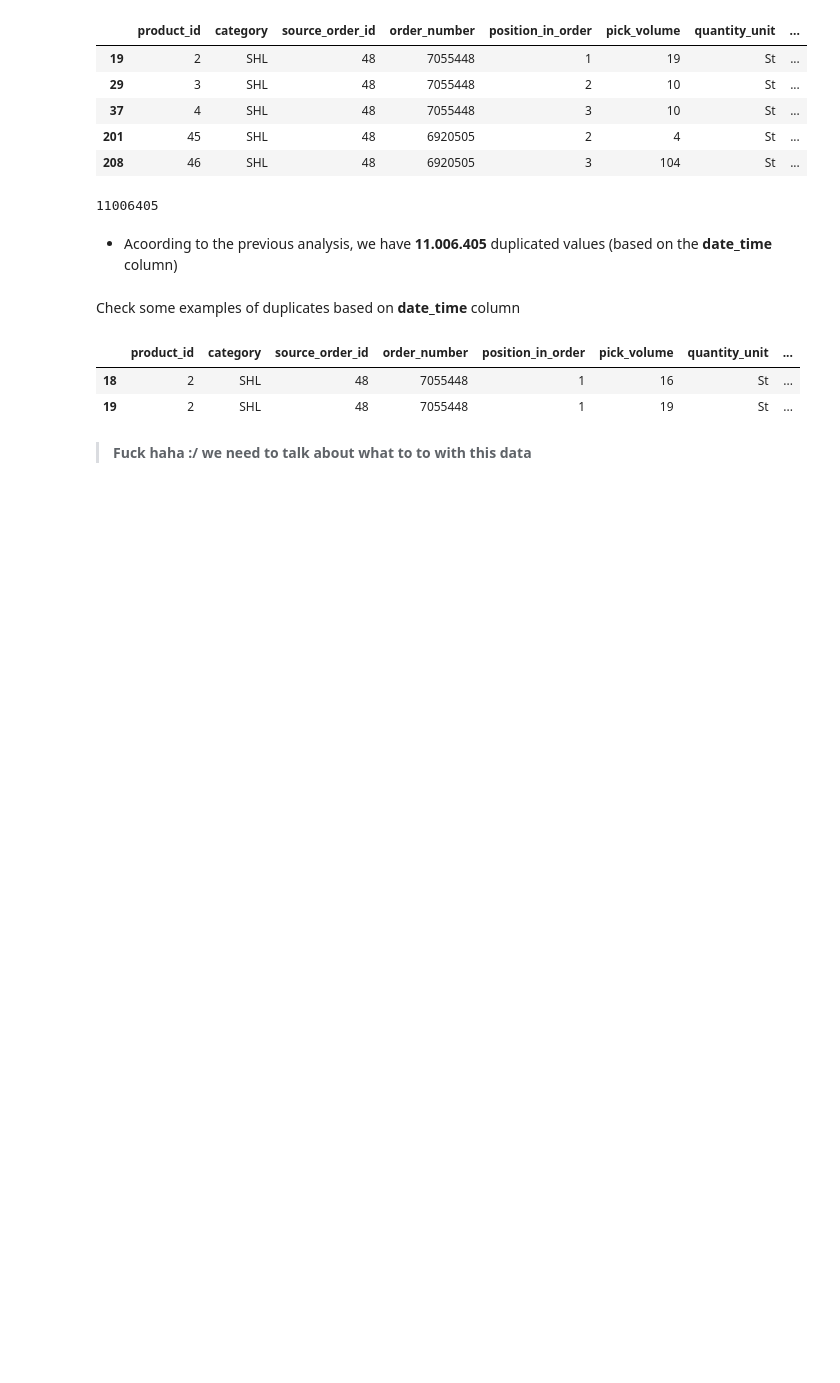
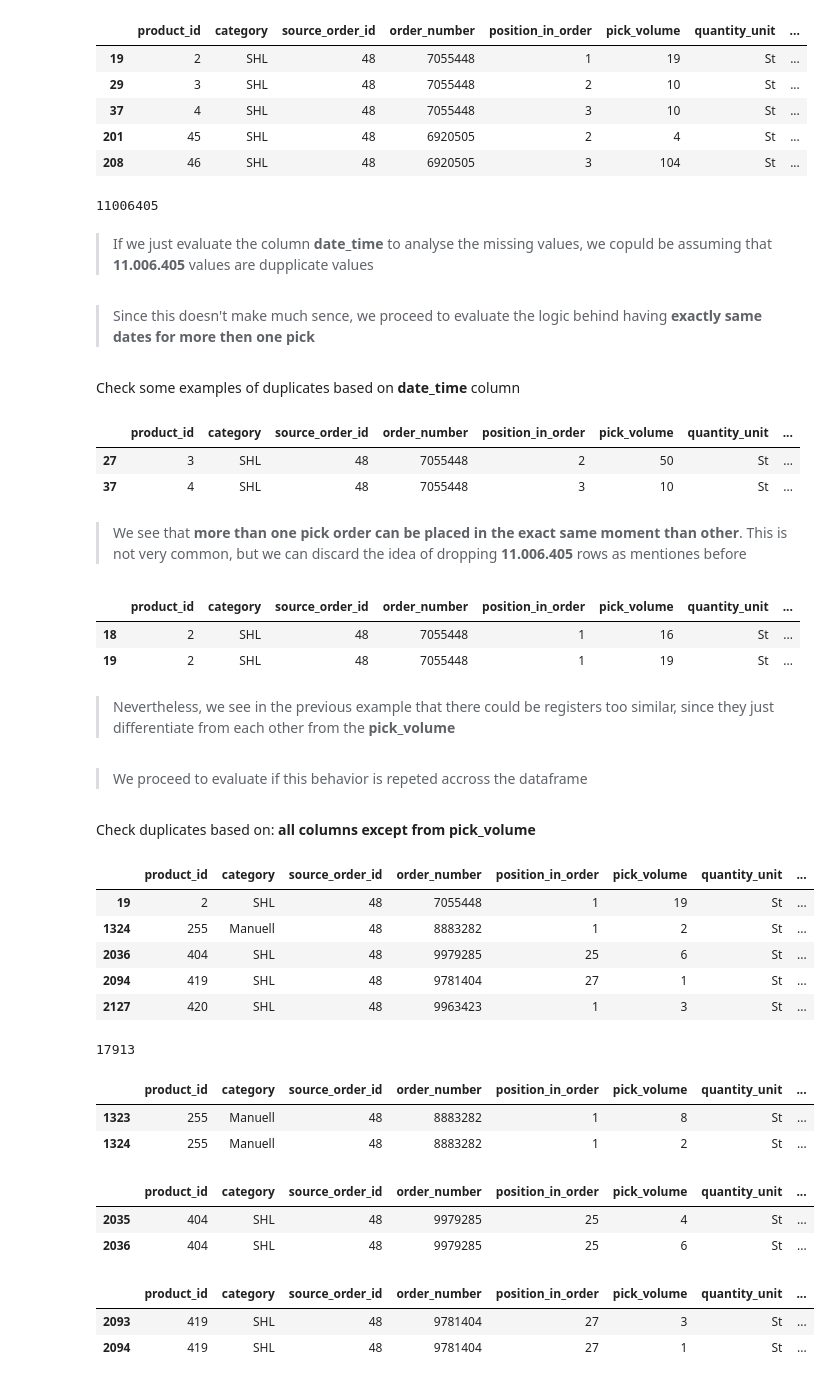
Before and after one commit to aleksandarkling/OBETAWarehousingAnalyticsProject, a Jupyter notebook: Step 1 - Preparing Data/pick_data.ipynb, the cells around one changed output. Cells and saved outputs as stored; diff of their text form; code cells hidden in the pictures; blank space fills up the shorter version.

Commit message:
Step 1 - Pick Data

```diff
--- a/Step 1 - Preparing Data/pick_data.ipynb
+++ b/Step 1 - Preparing Data/pick_data.ipynb
@@ -328,8 +326,22 @@ pick_data[duplicates_date_time].head()
 print(len(pick_data[duplicates_date_time]))
 # %% [output]
 11006405
-# %% [markdown]
-* Acoording to the previous analysis, we have **11.006.405** duplicated values (based on the **date_time** column)
+# %% [markdown]
+> If we just evaluate the column **date_time** to analyse the missing values, we copuld be assuming that **11.006.405** values are dupplicate values
+# %% [markdown]
+> Since this doesn't make much sence, we proceed to evaluate the logic behind having **exactly same dates for more then one pick**
 # %% [markdown]
 Check some examples of duplicates based on **date_time** column
+# %%
+# check the duplicated cases for specific row
+index_to_check = 37
+columns_to_evaluate = ["date_time", "order_number"]
+
+check_duplicates_row_columns(pick_data, index_to_check, columns_to_evaluate)
+# %% [output]
+|  | product_id | category | source_order_id | order_number | position_in_order | pick_volume | quantity_unit | ... |
+| 27 | 3 | SHL | 48 | 7055448 | 2 | 50 | St | ... |
+| 37 | 4 | SHL | 48 | 7055448 | 3 | 10 | St | ... |
+# %% [markdown]
+> We see that **more than one pick order can be placed in the exact same moment than other**. This is not very common, but we can discard the idea of dropping **11.006.405** rows as mentiones before
 # %%
@@ -342,5 +354,58 @@ check_duplicates_row_columns(pick_data, index_to_check, columns_to_evaluate)
 |  | product_id | category | source_order_id | order_number | position_in_order | pick_volume | quantity_unit | ... |
 | 18 | 2 | SHL | 48 | 7055448 | 1 | 16 | St | ... |
 | 19 | 2 | SHL | 48 | 7055448 | 1 | 19 | St | ... |
-# %% [markdown]
-> **Fuck haha :/ we need to talk about what to to with this data**
+# %% [markdown]
+> Nevertheless, we see in the previous example that there could be registers too similar, since they just differentiate from each other from the **pick_volume**
+# %% [markdown]
+> We proceed to evaluate if this behavior is repeted accross the dataframe
+# %% [markdown]
+Check duplicates based on: **all columns except from pick_volume**
+# %%
+# create a column without a a subset of column names
+columns_no_date = [x for x in list(pick_data.columns) if x not in ["pick_volume"]]
+
+# get duplicates dataframe over determined columns
+duplicates_no_pick_volume = pick_data.duplicated(subset = columns_no_date)
+pick_data[duplicates_no_pick_volume].head()
+# %% [output]
+|  | product_id | category | source_order_id | order_number | position_in_order | pick_volume | quantity_unit | ... |
+| 19 | 2 | SHL | 48 | 7055448 | 1 | 19 | St | ... |
+| 1324 | 255 | Manuell | 48 | 8883282 | 1 | 2 | St | ... |
+| 2036 | 404 | SHL | 48 | 9979285 | 25 | 6 | St | ... |
+| 2094 | 419 | SHL | 48 | 9781404 | 27 | 1 | St | ... |
+| 2127 | 420 | SHL | 48 | 9963423 | 1 | 3 | St | ... |
+# %%
+# get the count of duplicated values
+print(len(pick_data[duplicates_no_pick_volume]))
+# %% [output]
+17913
+# %%
+# check the duplicated cases for specific row
+index_to_check = 1324
+columns_to_evaluate = [x for x in list(pick_data.columns) if x not in ["pick_volume"]]
+
+check_duplicates_row_columns(pick_data, index_to_check, columns_to_evaluate)
+# %% [output]
+|  | product_id | category | source_order_id | order_number | position_in_order | pick_volume | quantity_unit | ... |
+| 1323 | 255 | Manuell | 48 | 8883282 | 1 | 8 | St | ... |
+| 1324 | 255 | Manuell | 48 | 8883282 | 1 | 2 | St | ... |
+# %%
+# check the duplicated cases for specific row
+index_to_check = 2036
+columns_to_evaluate = [x for x in list(pick_data.columns) if x not in ["pick_volume"]]
+
+check_duplicates_row_columns(pick_data, index_to_check, columns_to_evaluate)
+# %% [output]
+|  | product_id | category | source_order_id | order_number | position_in_order | pick_volume | quantity_unit | ... |
+| 2035 | 404 | SHL | 48 | 9979285 | 25 | 4 | St | ... |
+| 2036 | 404 | SHL | 48 | 9979285 | 25 | 6 | St | ... |
+# %%
+# check the duplicated cases for specific row
+index_to_check = 2094
+columns_to_evaluate = [x for x in list(pick_data.columns) if x not in ["pick_volume"]]
+
+check_duplicates_row_columns(pick_data, index_to_check, columns_to_evaluate)
+# %% [output]
+|  | product_id | category | source_order_id | order_number | position_in_order | pick_volume | quantity_unit | ... |
+| 2093 | 419 | SHL | 48 | 9781404 | 27 | 3 | St | ... |
+| 2094 | 419 | SHL | 48 | 9781404 | 27 | 1 | St | ... |
```
Also changed, not shown: parts of 13 cells of this notebook.
